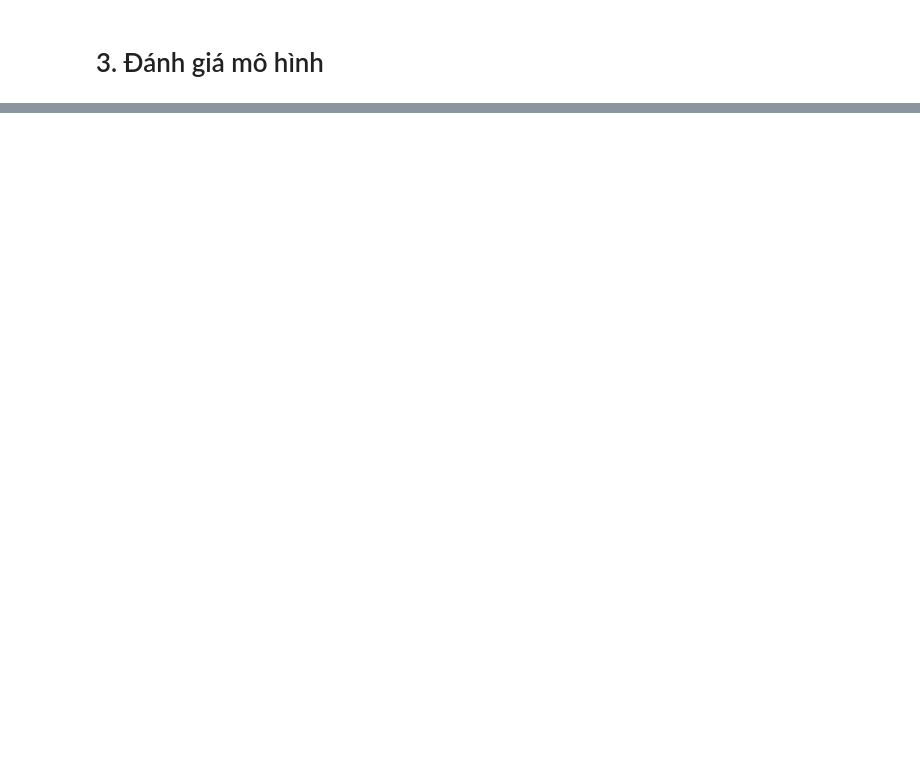
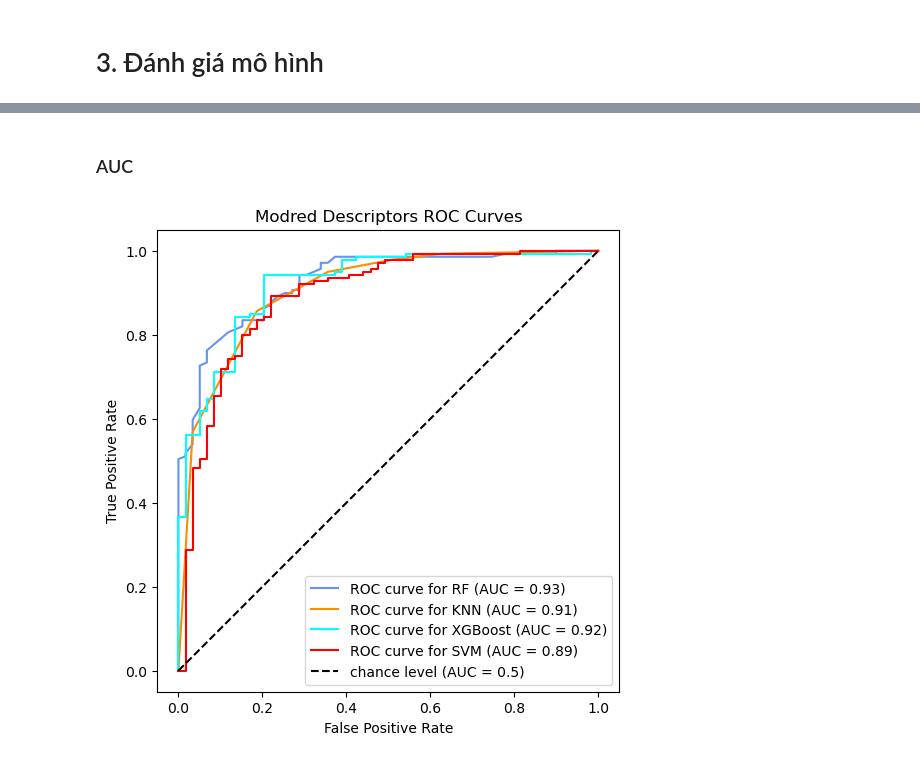
Before and after one commit to Lelvels/phamarcy_code, a Jupyter notebook: My HDAC3/my-hdac3-modred.ipynb, the cells around one changed output, grey strips where cells are left out. Saved outputs shown, nothing was run; the diff lists cells and outputs as text; code cells hidden in the pictures; blank space fills up the shorter version.

```diff
--- a/My HDAC3/my-hdac3-modred.ipynb
+++ b/My HDAC3/my-hdac3-modred.ipynb
@@ -167,3 +144,10 @@ X_Train_author
+# %%
+from sklearn.preprocessing import StandardScaler
+sc = StandardScaler()
+X_train_np = sc.fit_transform(X_Train_author)
+X_test_np = sc.transform(X_Test_author_des)
+X_Train_author = pd.DataFrame(X_train_np, columns = X_Train_author.columns)
+X_Test_author_des = pd.DataFrame(X_test_np, columns = X_Train_author.columns)
 # %%
 sns.heatmap(X_Train_author.corr())
 # %% [output]
@@ -344,4 +178,0 @@ __Train by my data__
-# %%
-from sklearn.svm import SVC
-svm_des = SVC(kernel='rbf', random_state=0)
-svm_des.fit(X_Train_fs, y_Train_des)
@@ -391,4 +178,0 @@ __Train by my features__
-# %%
-from xgboost import XGBClassifier
-bst_des = XGBClassifier(n_estimators=100, objective='binary:logistic')
-bst_des.fit(X_Train_fs, y_Train_des)
@@ -457,0 +359,48 @@ xgboost_disp = RocCurveDisplay.from_estimator(bst_des_author, X_Test_author_des,
+# %% [markdown]
+### AUC
+# %%
+from sklearn.metrics import RocCurveDisplay
+fig, ax = plt.subplots(figsize=(6, 6))
+
+RocCurveDisplay.from_estimator(
+    estimator=rf_des_author,
+    X=X_Test_author_des,
+    y=y_Test_des,
+    name=f"ROC curve for RF",
+    color='cornflowerblue',
+    ax=ax)
+
+
+RocCurveDisplay.from_estimator(
+    estimator=knn_des_author,
+    X=X_Test_author_des,
+    y=y_Test_des,
+    name=f"ROC curve for KNN",
+    color='darkorange',
+    ax=ax)
+
+RocCurveDisplay.from_estimator(
+    estimator=bst_des_author,
+    X=X_Test_author_des,
+    y=y_Test_des,
+    name=f"ROC curve for XGBoost",
+    color='aqua',
+    ax=ax)
+
+RocCurveDisplay.from_estimator(
+    estimator=svm_des_author,
+    X=X_Test_author_des,
+    y=y_Test_des,
+    name=f"ROC curve for SVM",
+    color='red',
+    ax=ax)
+
+plt.plot([0, 1], [0, 1], "k--", label="chance level (AUC = 0.5)")
+plt.axis("square")
+plt.xlabel("False Positive Rate")
+plt.ylabel("True Positive Rate")
+plt.title("Modred Descriptors ROC Curves")
+plt.legend()
+plt.show()
+# %% [output]
+[figure, added]
```
Also changed, not shown: parts of 87 cells of this notebook, 13 other files.
